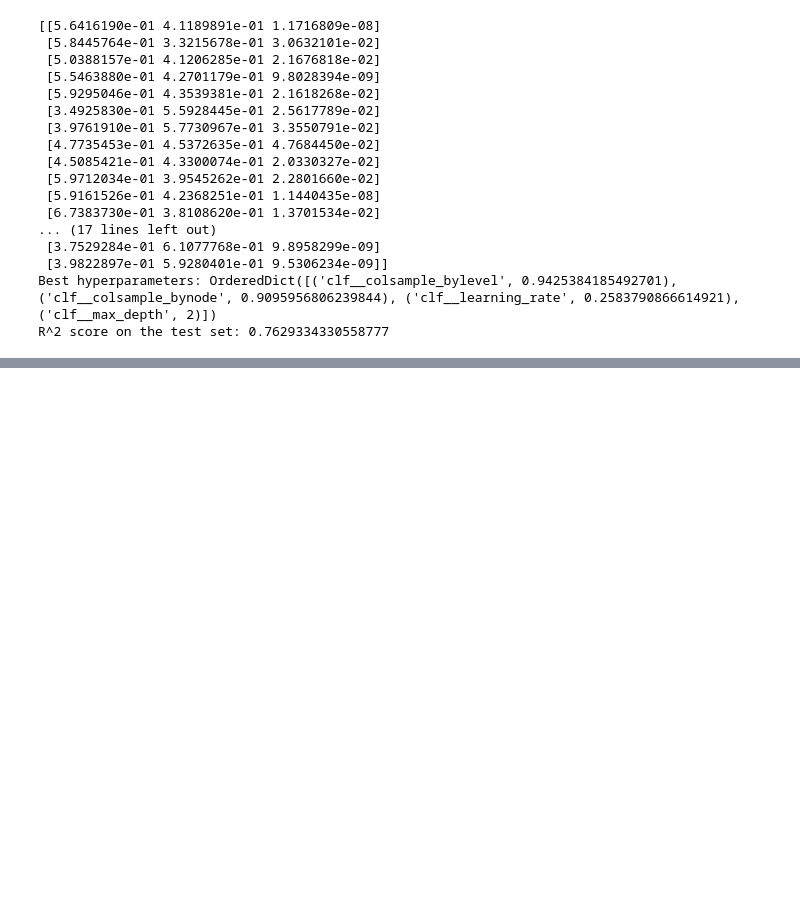
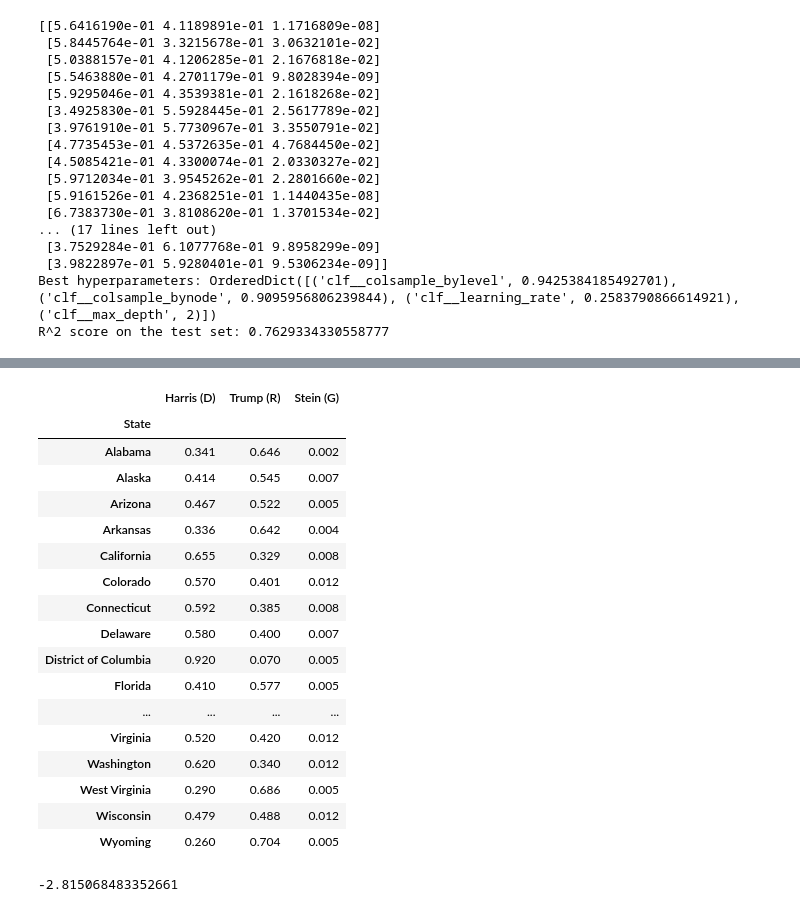
Before and after one commit to LoukStam/Machine-learning-project, a Jupyter notebook: Elections Regression.ipynb, the cells around one changed output, grey strips where cells are left out. Drawn from its saved outputs; the diff is of its cells as text; code cells hidden in the pictures; blank space fills up the shorter version.

```diff
--- a/Elections Regression.ipynb
+++ b/Elections Regression.ipynb
@@ -378,0 +394,32 @@ plot_importance(xgboost_model)
+# %%
+#Load 2023 election results
+df_real_results=pd.read_csv('Data/2023 real Results.csv')
+df_real_results.set_index('State',inplace=True)
+
+df_real_results[['Harris (D)', 'Trump (R)', 'Stein (G)']] = df_real_results[['Harris (D)', 'Trump (R)', 'Stein (G)']].apply(process_percentage_column)
+df_real_results
+# %% [output]
+|  | Harris (D) | Trump (R) | Stein (G) |
+| State |  |  |  |
+| Alabama | 0.341 | 0.646 | 0.002 |
+| Alaska | 0.414 | 0.545 | 0.007 |
+| Arizona | 0.467 | 0.522 | 0.005 |
+| Arkansas | 0.336 | 0.642 | 0.004 |
+| California | 0.655 | 0.329 | 0.008 |
+| Colorado | 0.570 | 0.401 | 0.012 |
+| Connecticut | 0.592 | 0.385 | 0.008 |
+| Delaware | 0.580 | 0.400 | 0.007 |
+| District of Columbia | 0.920 | 0.070 | 0.005 |
+| Florida | 0.410 | 0.577 | 0.005 |
+| ... | ... | ... | ... |
+| Virginia | 0.520 | 0.420 | 0.012 |
+| Washington | 0.620 | 0.340 | 0.012 |
+| West Virginia | 0.290 | 0.686 | 0.005 |
+| Wisconsin | 0.479 | 0.488 | 0.012 |
+| Wyoming | 0.260 | 0.704 | 0.005 |
+# %%
+#R2 score
+real_r2 = r2_score(y_res, df_real_results)
+print(real_r2)
+# %% [output]
+-2.815068483352661
```
Also changed, not shown: parts of 6 cells of this notebook, 5 other files.
